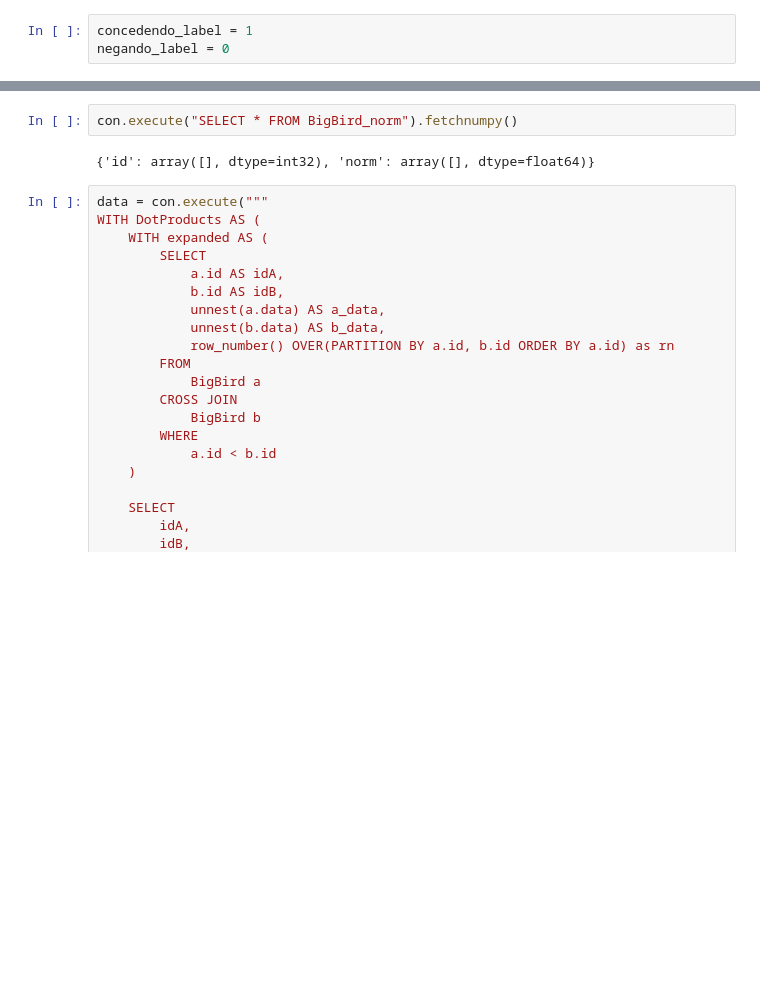
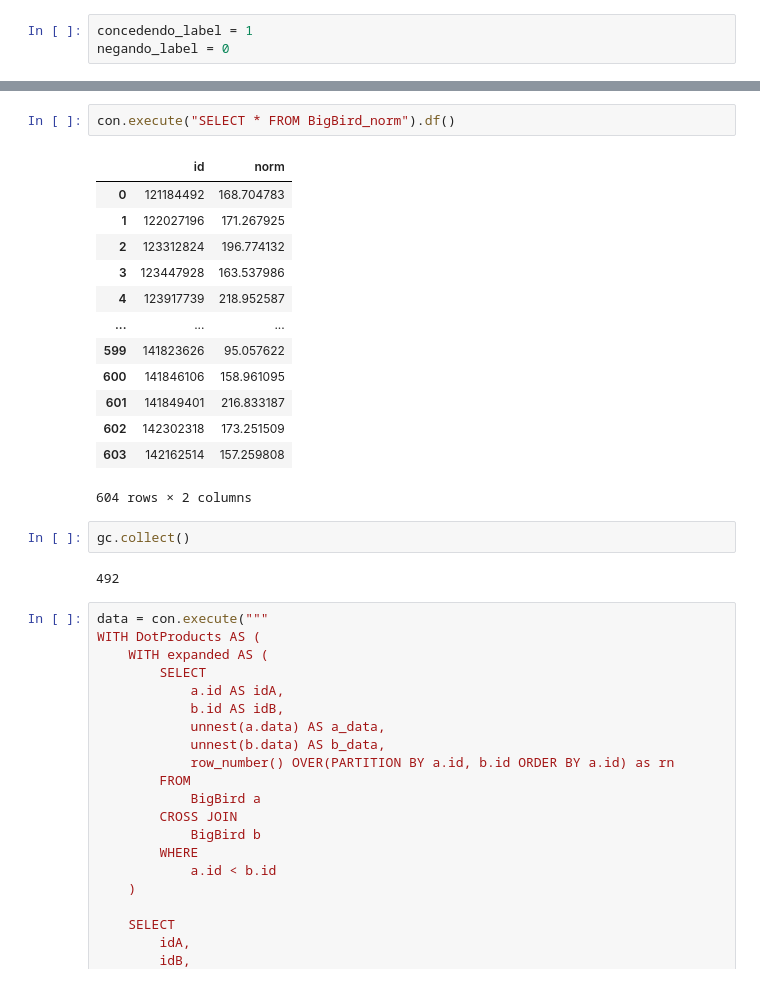
Before and after one commit to jadsongmatos/demostenes-ai, a Jupyter notebook: bert.ipynb, the cells around one changed output, grey strips where cells are left out. Saved outputs shown, nothing was run; the diff lists cells and outputs as text; blank space fills up the shorter version.

```diff
--- a/bert.ipynb
+++ b/bert.ipynb
@@ -107,9 +140,25 @@ DO UPDATE SET norm = EXCLUDED.norm;
               mask=[False],
         fill_value=999999)}
 # %%
-con.execute("SELECT * FROM BigBird_norm").fetchnumpy()
+con.execute("SELECT * FROM BigBird_norm").df()
 # %% [output]
+|  | id | norm |
+| 0 | 121184492 | 168.704783 |
+| 1 | 122027196 | 171.267925 |
+| 2 | 123312824 | 196.774132 |
+| 3 | 123447928 | 163.537986 |
+| 4 | 123917739 | 218.952587 |
+| ... | ... | ... |
+| 599 | 141823626 | 95.057622 |
+| 600 | 141846106 | 158.961095 |
+| 601 | 141849401 | 216.833187 |
+| 602 | 142302318 | 173.251509 |
+| 603 | 142162514 | 157.259808 |
-{'id': array([], dtype=int32), 'norm': array([], dtype=float64)}
+604 rows × 2 columns
+# %%
+gc.collect()
+# %% [output]
+492
 # %%
 data = con.execute("""
 WITH DotProducts AS (
```
Also changed, not shown: parts of 14 cells of this notebook, 4 other files.
